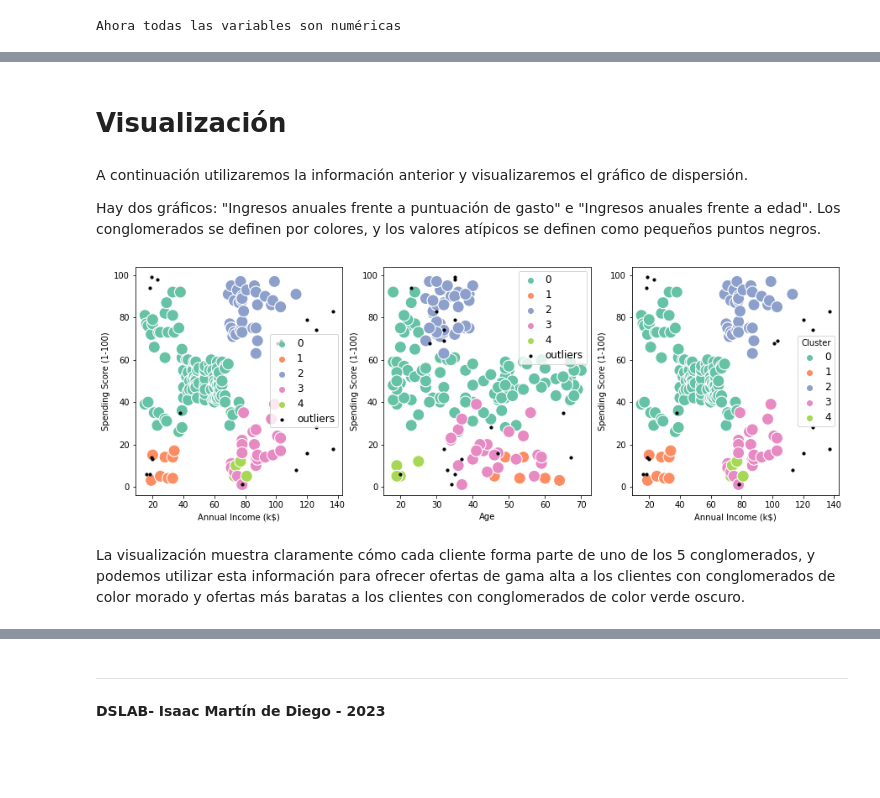
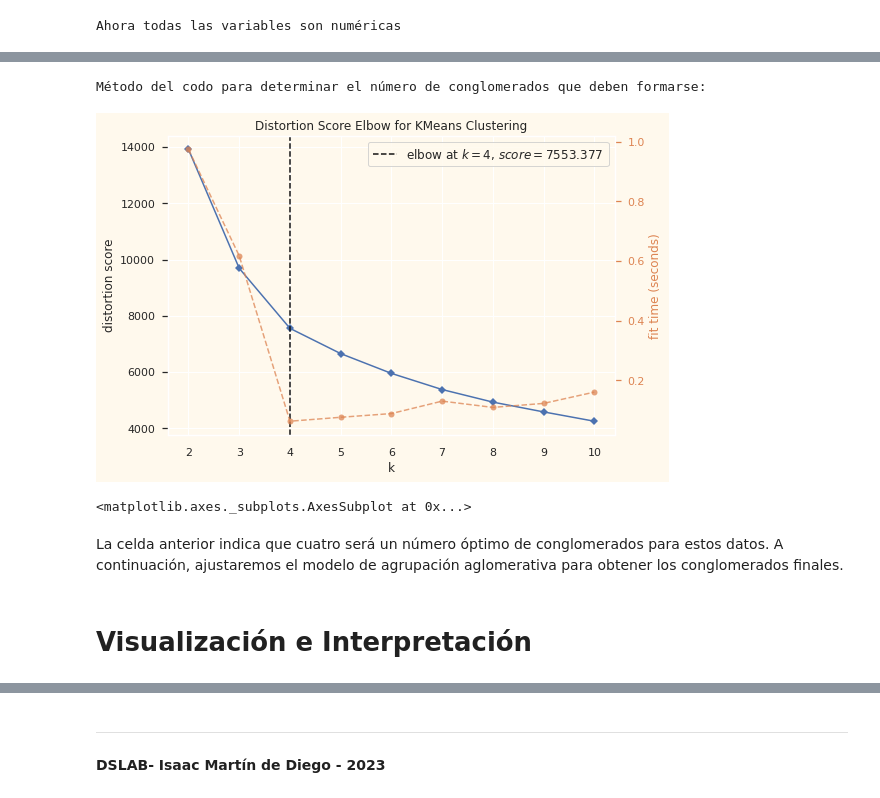
Before and after one commit to IsaacMartindeDiego/IA, a Jupyter notebook: Hierarchical_Clustering.ipynb, the cells around one changed output, grey strips where cells are left out. Saved outputs shown, nothing was run; the diff lists cells and outputs as text; code cells hidden in the pictures; blank space fills up the shorter version.

```diff
--- a/Hierarchical_Clustering.ipynb
+++ b/Hierarchical_Clustering.ipynb
@@ -348,0 +388,11 @@ DBSCAN_dataset.Cluster.value_counts().to_frame()
+# %%
+print('Método del codo para determinar el número de conglomerados que deben formarse:')
+Elbow_M = KElbowVisualizer(KMeans(), k=10)
+Elbow_M.fit(PCA_df)
+Elbow_M.show()
+# %% [output]
+Método del codo para determinar el número de conglomerados que deben formarse:
+[figure, added]
+<matplotlib.axes._subplots.AxesSubplot at 0x...>
+# %% [markdown]
+La celda anterior indica que cuatro será un número óptimo de conglomerados para estos datos. A continuación, ajustaremos el modelo de agrupación aglomerativa para obtener los conglomerados finales.
@@ -349,51 +407,2 @@ DBSCAN_dataset.Cluster.value_counts().to_frame()
 # %% [markdown]
-# **Visualización**
+# **Visualización e Interpretación**
-# %% [markdown]
-A continuación utilizaremos la información anterior y visualizaremos el gráfico de dispersión.
-
-Hay dos gráficos: "Ingresos anuales frente a puntuación de gasto" e "Ingresos anuales frente a edad". Los conglomerados se definen por colores, y los valores atípicos se definen como pequeños puntos negros.
-# %%
-
-outliers = DBSCAN_dataset[DBSCAN_dataset['Cluster']==-1]
-
-fig2, (axes) = plt.subplots(1,3,figsize=(15,5))
-
-sns.scatterplot('Annual Income (k$)', 'Spending Score (1-100)',
-
-                data=DBSCAN_dataset[DBSCAN_dataset['Cluster']!=-1],
-
-                hue='Cluster', ax=axes[0], palette='Set2', legend='full', s=200)
-
-sns.scatterplot('Age', 'Spending Score (1-100)',
-
-                data=DBSCAN_dataset[DBSCAN_dataset['Cluster']!=-1],
-
-                hue='Cluster', palette='Set2', ax=axes[1], legend='full', s=200)
-
-sns.scatterplot('Annual Income (k$)', 'Spending Score (1-100)',
-
-                data=DBSCAN_dataset[DBSCAN_dataset['Cluster']!=-1],
-
-                hue='Cluster', palette='Set2', ax=axes[2], legend='full', s=200)
-
-axes[0].scatter(outliers['Annual Income (k$)'], outliers['Spending Score (1-100)'], s=10, label='outliers', c="k")
-
-axes[1].scatter(outliers['Age'], outliers['Spending Score (1-100)'], s=10, label='outliers', c="k")
-axes[2].scatter(outliers['Annual Income (k$)'], outliers['Spending Score (1-100)'], s=10, label='outliers', c="k")
-
-axes[0].legend()
-axes[1].legend()
-axes[0].legend()
-axes[1].legend()
-
-plt.setp(axes[0].get_legend().get_texts(), fontsize='12')
-plt.setp(axes[1].get_legend().get_texts(), fontsize='12')
-plt.setp(axes[2].get_legend().get_texts(), fontsize='12')
-
-
-plt.show()
-# %% [output]
-[figure, removed]
-# %% [markdown]
-
-La visualización muestra claramente cómo cada cliente forma parte de uno de los 5 conglomerados, y podemos utilizar esta información para ofrecer ofertas de gama alta a los clientes con conglomerados de color morado y ofertas más baratas a los clientes con conglomerados de color verde oscuro.
```
Also changed, not shown: parts of 29 cells of this notebook.
